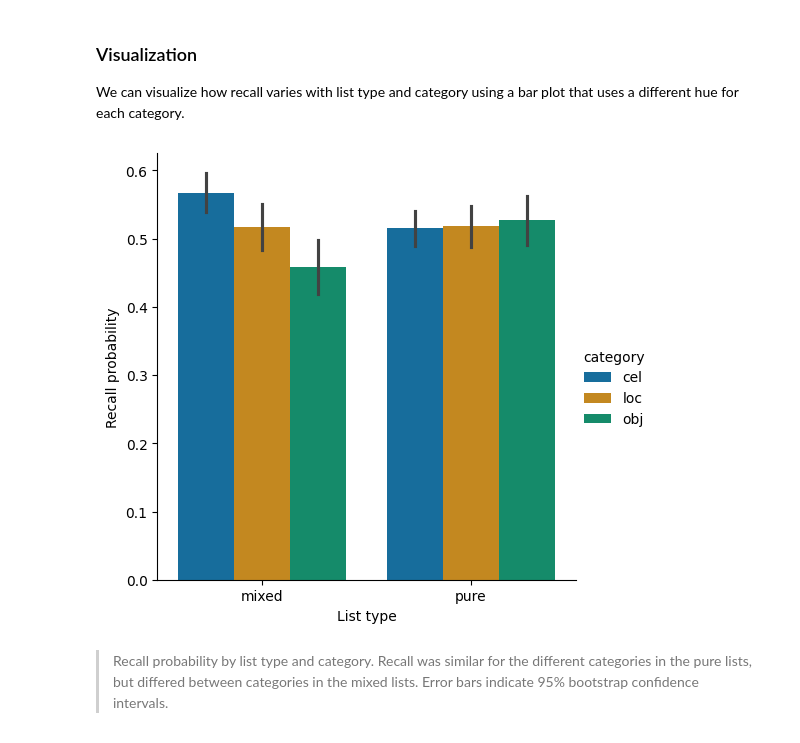
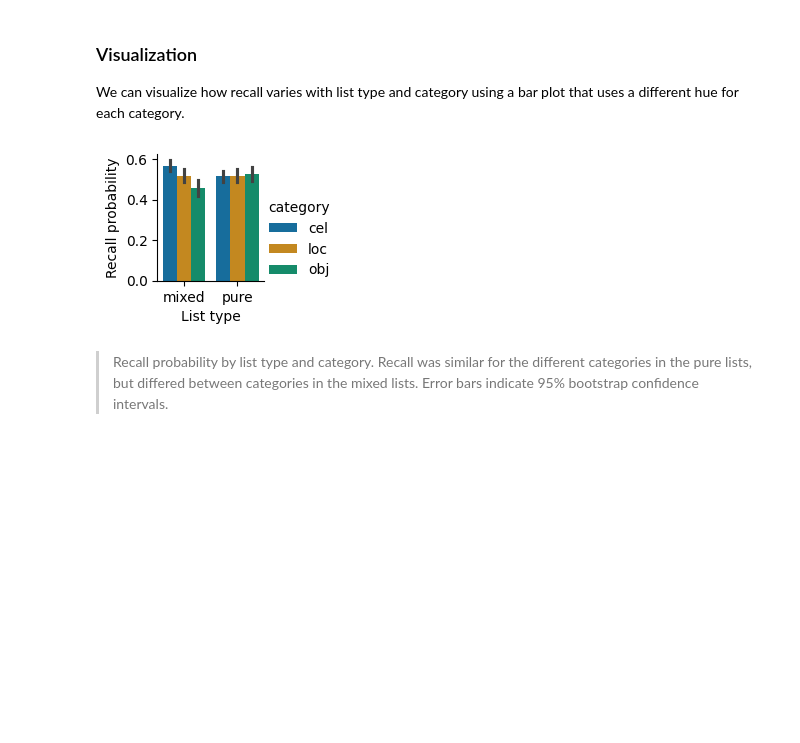
Before and after one commit to mortonne/datascipsych, a Jupyter notebook: assignments/assignment12/reporting.ipynb, the cells around one changed output. Drawn from its saved outputs; the diff is of its cells as text; code cells hidden in the pictures; blank space fills up the shorter version.

```diff
--- a/assignments/assignment12/reporting.ipynb
+++ b/assignments/assignment12/reporting.ipynb
@@ -231,11 +235,11 @@ shape: (6, 4)
 We can visualize how recall varies with list type and category using a bar plot that uses a different hue for each category.
 # %%
 (
-    sns.catplot(lt_cat, x="list_type", y="recall", hue="category", kind="bar", palette="colorblind")
+    sns.catplot(lt_cat, x="list_type", y="recall", hue="category", kind="bar", palette="colorblind", height=2)
     .set_axis_labels("List type", "Recall probability")
 );
 # %% [output]
-[figure, old version]
+[figure, new version]
 # %% [markdown]
 > Recall probability by list type and category. Recall was similar for the different categories in the pure lists, but differed between categories in the mixed lists. Error bars indicate 95% bootstrap confidence intervals.
 # %% [markdown]
```
Also changed, not shown: parts of 19 cells of this notebook.
